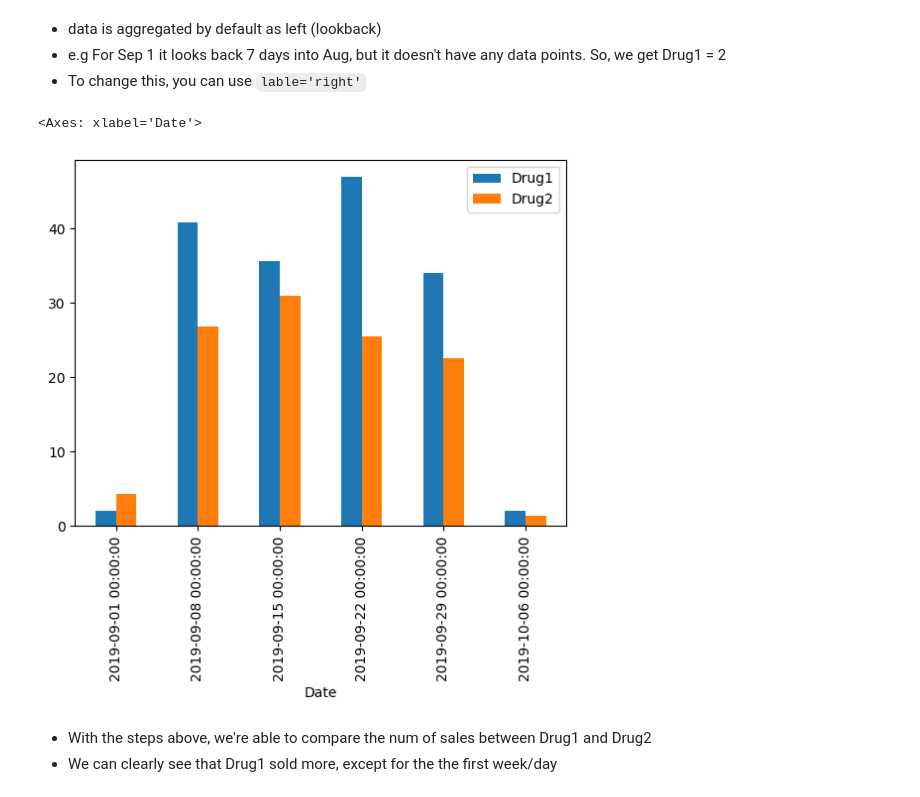
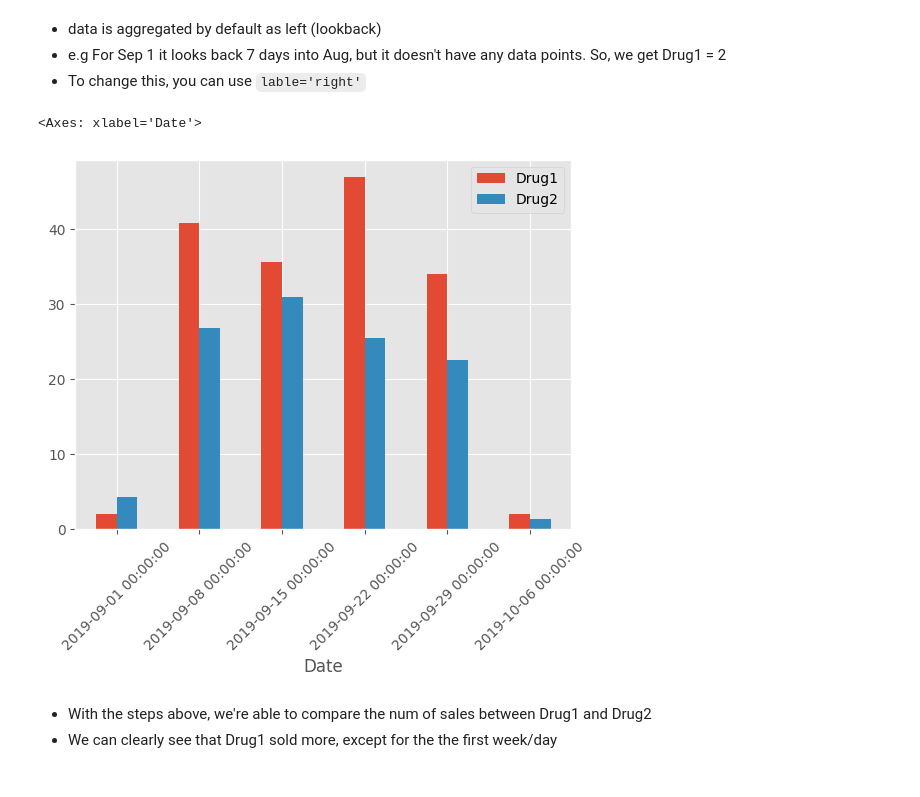
Before and after one commit to BasselD/ai-ml-training, a Jupyter notebook: 02_data_analysis_and_preprocessing/pandas/working_with_datetime.ipynb, the cells around one changed output. Cells and saved outputs as stored; diff of their text form; code cells hidden in the pictures.

```diff
--- a/02_data_analysis_and_preprocessing/pandas/working_with_datetime.ipynb
+++ b/02_data_analysis_and_preprocessing/pandas/working_with_datetime.ipynb
@@ -4,3 +6,5 @@ import numpy as np
+# %%
+plt.style.use('ggplot')
 # %%
 path = r'/Users/bassel_instructor/Documents/Datasets/'
 
@@ -157,10 +163,10 @@ weekly_sum.head()
 - e.g For Sep 1 it looks back 7 days into Aug, but it doesn't have any data points. So, we get Drug1 = 2
 - To change this, you can use `lable='right'`
 # %%
-weekly_sum[['Drug1','Drug2']].plot(kind='bar')
+weekly_sum[['Drug1','Drug2']].plot(kind='bar', rot=45)
 # %% [output]
 <Axes: xlabel='Date'>
-[figure, old version]
+[figure, new version]
 # %% [markdown]
 - With the steps above, we're able to compare the num of sales between Drug1 and Drug2
 - We can clearly see that Drug1 sold more, except for the the first week/day
```
Also changed, not shown: parts of 7 cells of this notebook.
